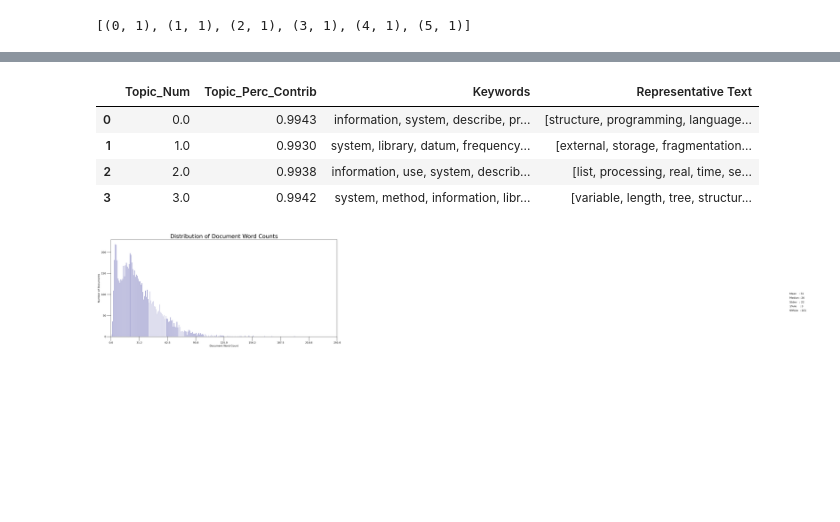
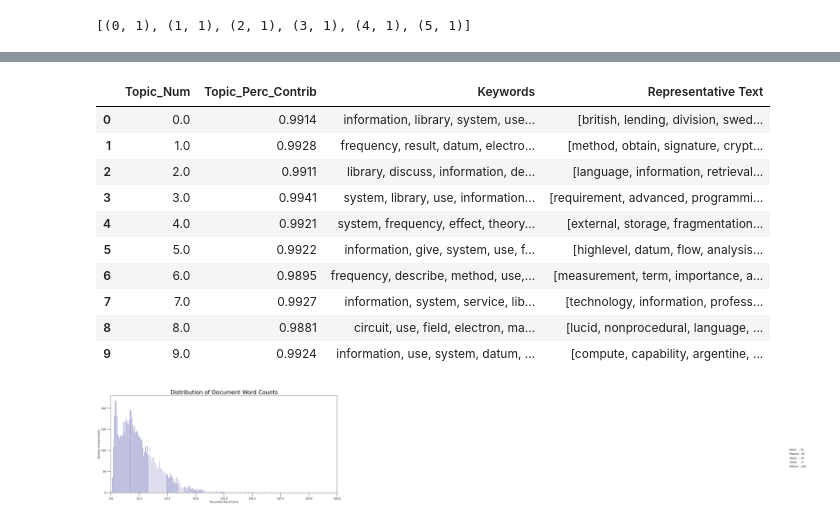
Before and after one commit to CAnsaldi/Information_Engineerin_1_Assignment, a Jupyter notebook: Information_Retrieval.ipynb, the cells around one changed output, grey strips where cells are left out. Cells and saved outputs as stored; diff of their text form; code cells hidden in the pictures; blank space fills up the shorter version.

```diff
--- a/Information_Retrieval.ipynb
+++ b/Information_Retrieval.ipynb
@@ -210,7 +210,7 @@ print(corpus[:1][0][:30])
 # %%
 from pprint import pprint
 # number of topics
-num_topics = 4
+num_topics = 10
 # Build LDA model
 lda_model = gensim.models.LdaMulticore(corpus=corpus,
                                        id2word=id2word,
@@ -323,29 +324,35 @@ df_dominant_topic.head(100)
 # %%
 # Display setting to show more characters in column
 pd.options.display.max_colwidth = 100
 
 sent_topics_sorteddf_mallet = pd.DataFrame()
 sent_topics_outdf_grpd = df_topic_sents_keywords.groupby('Dominant_Topic')
 
 for i, grp in sent_topics_outdf_grpd:
     sent_topics_sorteddf_mallet = pd.concat([sent_topics_sorteddf_mallet,
                                              grp.sort_values(['Perc_Contribution'], ascending=False).head(1)],
                                             axis=0)
 
 # Reset Index
 sent_topics_sorteddf_mallet.reset_index(drop=True, inplace=True)
 
 # Format
 sent_topics_sorteddf_mallet.columns = ['Topic_Num', "Topic_Perc_Contrib", "Keywords", "Representative Text"]
 
 # Show
-sent_topics_sorteddf_mallet.head(10)
+sent_topics_sorteddf_mallet.head(20)
 # %% [output]
 |  | Topic_Num | Topic_Perc_Contrib | Keywords | Representative Text |
-| 0 | 0.0 | 0.9943 | information, system, describe, pr... | [structure, programming, language... |
-| 1 | 1.0 | 0.9930 | system, library, datum, frequency... | [external, storage, fragmentation... |
-| 2 | 2.0 | 0.9938 | information, use, system, describ... | [list, processing, real, time, se... |
-| 3 | 3.0 | 0.9942 | system, method, information, libr... | [variable, length, tree, structur... |
+| 0 | 0.0 | 0.9914 | information, library, system, use... | [british, lending, division, swed... |
+| 1 | 1.0 | 0.9928 | frequency, result, datum, electro... | [method, obtain, signature, crypt... |
+| 2 | 2.0 | 0.9911 | library, discuss, information, de... | [language, information, retrieval... |
+| 3 | 3.0 | 0.9941 | system, library, use, information... | [requirement, advanced, programmi... |
+| 4 | 4.0 | 0.9921 | system, frequency, effect, theory... | [external, storage, fragmentation... |
+| 5 | 5.0 | 0.9922 | information, give, system, use, f... | [highlevel, datum, flow, analysis... |
+| 6 | 6.0 | 0.9895 | frequency, describe, method, use,... | [measurement, term, importance, a... |
+| 7 | 7.0 | 0.9927 | information, system, service, lib... | [technology, information, profess... |
+| 8 | 8.0 | 0.9881 | circuit, use, field, electron, ma... | [lucid, nonprocedural, language, ... |
+| 9 | 9.0 | 0.9924 | information, use, system, datum, ... | [compute, capability, argentine, ... |
 # %%
 doc_lens = [len(d) for d in df_dominant_topic.Text]
 
```
Also changed, not shown: parts of 10 cells of this notebook, 6 other files.
